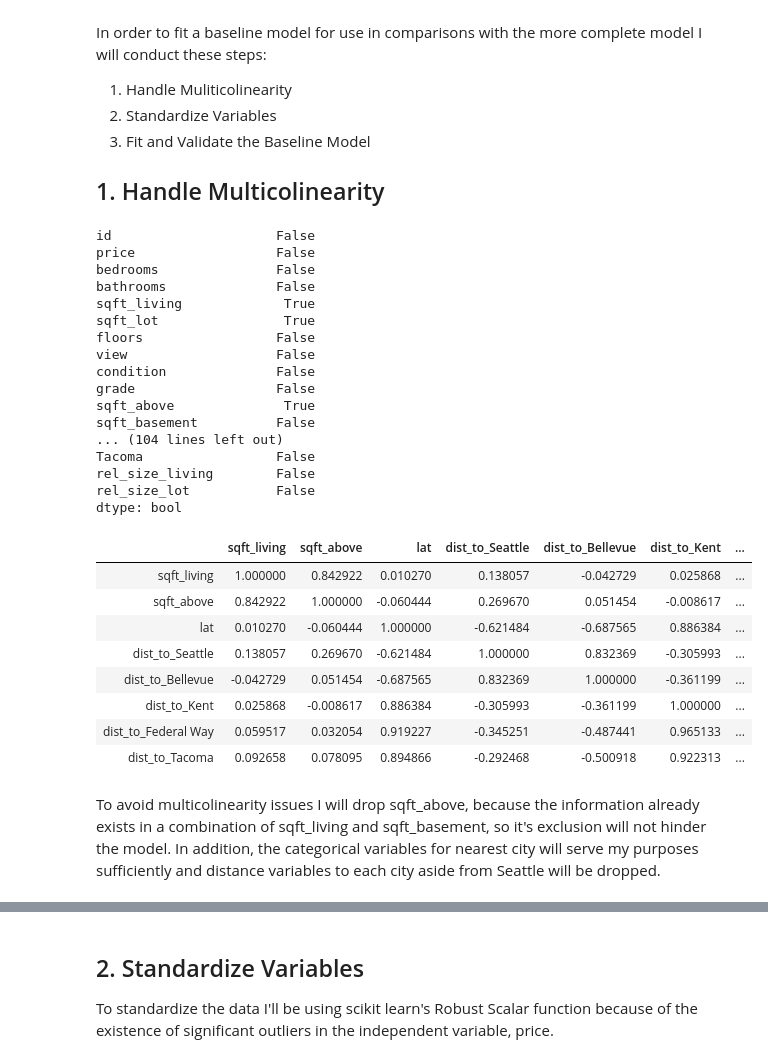
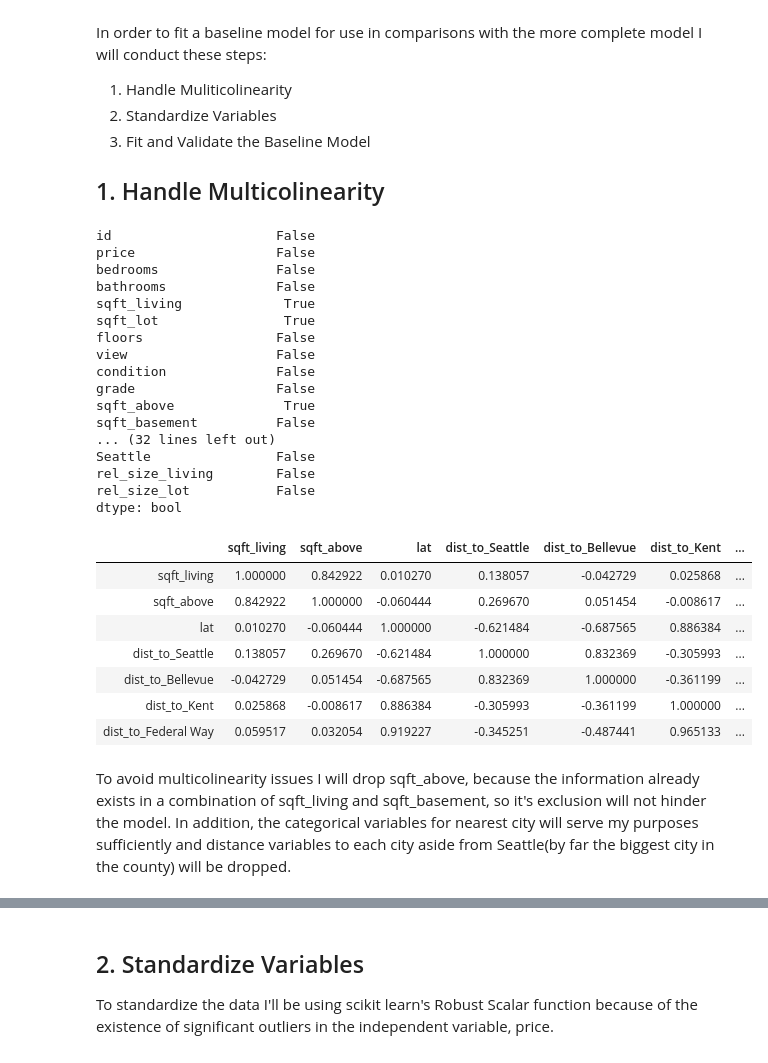
Before and after one commit to shsobieski/Housing-Valuation-Tool, a Jupyter notebook: ProjectNotebook.ipynb, the cells around one changed output, grey strips where cells are left out. Drawn from its saved outputs; the diff is of its cells as text; code cells hidden in the pictures.

```diff
--- a/ProjectNotebook.ipynb
+++ b/ProjectNotebook.ipynb
@@ -420,7 +418,3 @@ Zipcode is not a continuous variable. We will need to use one-hot encoding to ma
 data['zipcode'].nunique()
 # %% [output]
 70
-# %%
-data['zipcode'].astype('category', copy=False)
-zipdummies = pd.get_dummies(data['zipcode'])
-data = data.join(zipdummies, how='outer')
@@ -552,10 +548,9 @@ Bellevue = (-122.1994444, 47.6105556, 'Bellevue')
 Renton = (-122.2158333, 47.4830556, 'Renton')
 Kent = (-122.2336111, 47.3811111, 'Kent')
 Federal_Way = (-122.3113889, 47.3225, 'Federal Way')
-Tacoma = (-122.4430556, 47.2530556, 'Tacoma')
 
 city_list = [Seattle, Bellevue, Renton,
-             Kent, Federal_Way, Tacoma]
+             Kent, Federal_Way]
 
 for city in city_list:
     data['dist_to_{}'.format(city[2])] = haversine(city)
@@ -657,26 +662,25 @@ condition              False
 grade                  False
 sqft_above              True
 sqft_basement          False
-... (104 lines left out)
-Tacoma                 False
+... (32 lines left out)
+Seattle                False
 rel_size_living        False
 rel_size_lot           False
 dtype: bool
 # %%
 data[['sqft_living', 'sqft_above', 'lat', 'dist_to_Seattle',
       'dist_to_Bellevue', 'dist_to_Kent',
-      'dist_to_Federal Way', 'dist_to_Tacoma']].corr()
+      'dist_to_Federal Way']].corr()
 # %% [output]
 |  | sqft_living | sqft_above | lat | dist_to_Seattle | dist_to_Bellevue | dist_to_Kent | ... |
 | sqft_living | 1.000000 | 0.842922 | 0.010270 | 0.138057 | -0.042729 | 0.025868 | ... |
 | sqft_above | 0.842922 | 1.000000 | -0.060444 | 0.269670 | 0.051454 | -0.008617 | ... |
 | lat | 0.010270 | -0.060444 | 1.000000 | -0.621484 | -0.687565 | 0.886384 | ... |
 | dist_to_Seattle | 0.138057 | 0.269670 | -0.621484 | 1.000000 | 0.832369 | -0.305993 | ... |
 | dist_to_Bellevue | -0.042729 | 0.051454 | -0.687565 | 0.832369 | 1.000000 | -0.361199 | ... |
 | dist_to_Kent | 0.025868 | -0.008617 | 0.886384 | -0.305993 | -0.361199 | 1.000000 | ... |
 | dist_to_Federal Way | 0.059517 | 0.032054 | 0.919227 | -0.345251 | -0.487441 | 0.965133 | ... |
-| dist_to_Tacoma | 0.092658 | 0.078095 | 0.894866 | -0.292468 | -0.500918 | 0.922313 | ... |
 # %% [markdown]
-To avoid multicolinearity issues I will drop sqft_above, because the information already exists in a combination of sqft_living and sqft_basement, so it's exclusion will not hinder the model. In addition, the categorical variables for nearest city will serve my purposes sufficiently and distance variables to each city aside from Seattle will be dropped.
+To avoid multicolinearity issues I will drop sqft_above, because the information already exists in a combination of sqft_living and sqft_basement, so it's exclusion will not hinder the model. In addition, the categorical variables for nearest city will serve my purposes sufficiently and distance variables to each city aside from Seattle(by far the biggest city in the county) will be dropped.
 # %%
 data.drop(['sqft_above', 'dist_to_Bellevue', 'dist_to_Kent',
```
Also changed, not shown: parts of 41 cells of this notebook, 1 other file.
